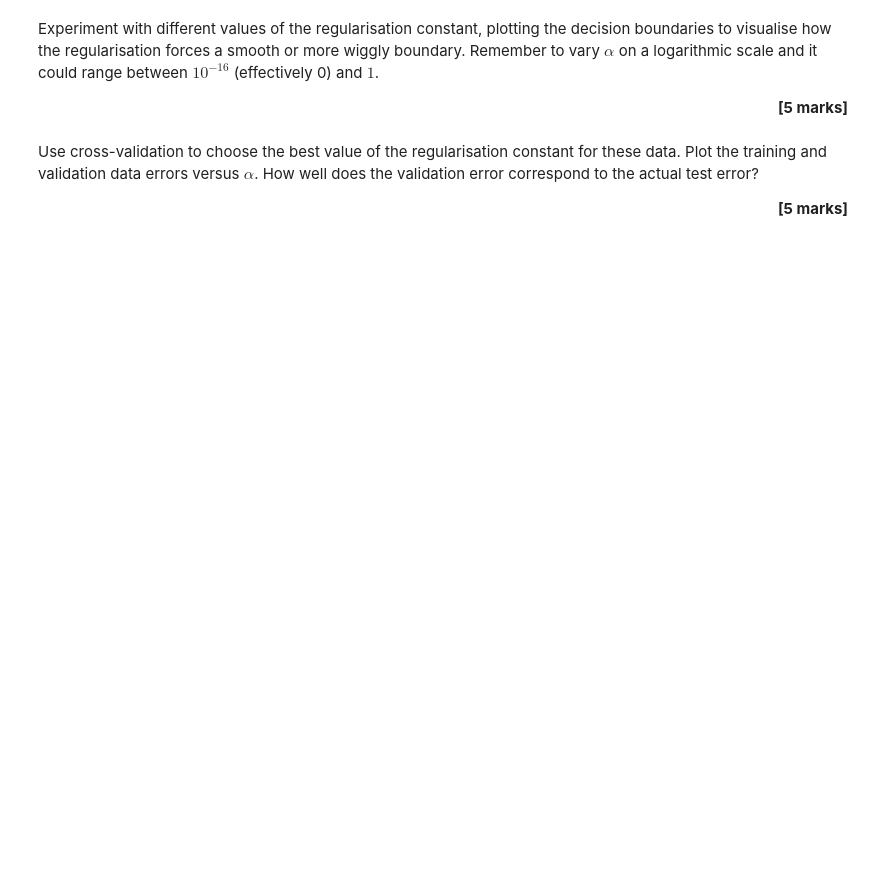
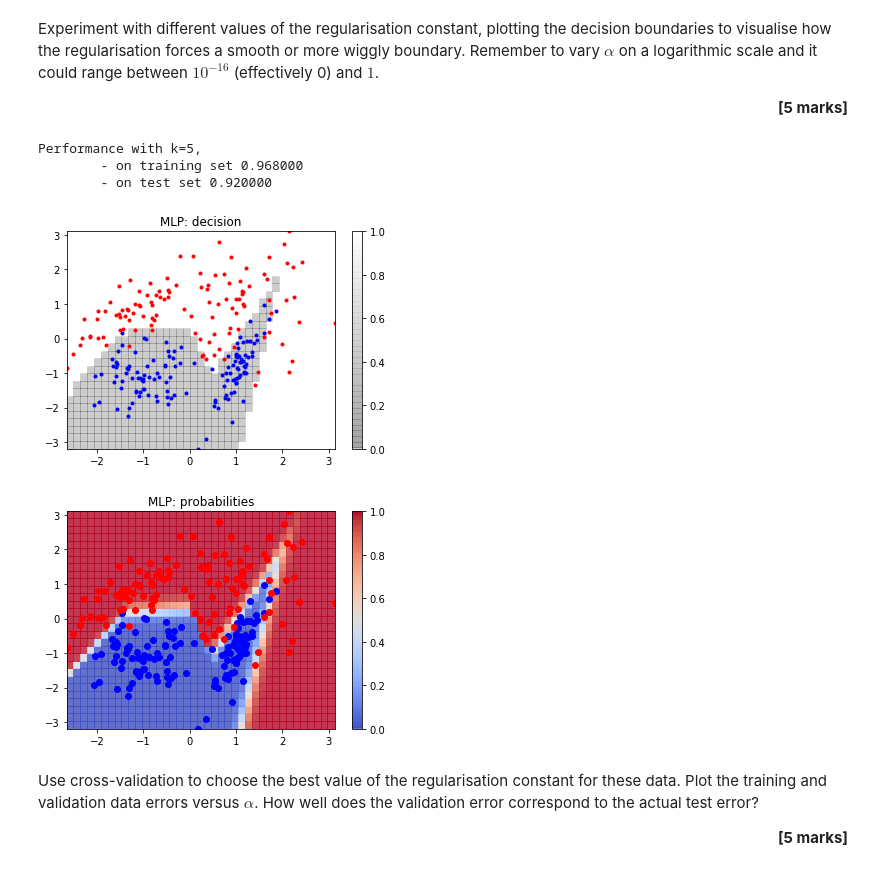
Before and after one commit to Hamza1122/DL-Assignment, a Jupyter notebook: ECMM422_CA1_Classifiers_2020_(1).ipynb, the cells around one changed output. Cells and saved outputs as stored; diff of their text form; code cells hidden in the pictures; blank space fills up the shorter version.

```diff
--- a/ECMM422_CA1_Classifiers_2020_(1).ipynb
+++ b/ECMM422_CA1_Classifiers_2020_(1).ipynb
@@ -263,6 +321,30 @@ print('Performance with k=%i,\n\t- on training set %f \n\t- on test set %f' % (k
 Experiment with different values of the regularisation constant, plotting the decision boundaries to visualise how the regularisation forces a smooth or more wiggly boundary.  Remember to vary $\alpha$ on a logarithmic scale and it could range between $10^{-16}$ (effectively 0) and $1$.
 
 <div style="text-align: right"><b>[5 marks]</b></div>
+# %%
+alphas = np.logspace(-5,1,10)
+
+#This array contains different reguralisation values
+array=np.array(alphas)
+# because initialisation is random, we train 10 times and take the best model (according to *training* error)
+Ebest = np.Inf
+for n in range(len(array)):
+    mlp = MLPClassifier(solver='lbfgs', alpha=array[n], hidden_layer_sizes=(5,))
+    mlp.fit(Xtr, ttr)
+    if mlp.loss_ < Ebest:
+        mlpbest = mlp
+        Ebest = mlp.loss_
+mlp = mlpbest
+plot_decision_regions(X=Xtr, t=ttr, model=mlp, label='MLP', show_decision=True, show_probabilities=True)
+Ste = mlp.score(Xte, tte)
+Str = mlp.score(Xtr, ttr)
+print('Performance with k=%i,\n\t- on training set %f \n\t- on test set %f' % (k, Str, Ste))
+# %% [output]
+Performance with k=5,
+        - on training set 0.968000
+        - on test set 0.920000
+[figure, added]
+[figure, added]
 # %% [markdown]
 Use cross-validation to choose the best value of the regularisation constant for these data.   Plot the training and validation data errors versus $\alpha$.  How well does the validation error correspond to the actual test error?
 
```
Also changed, not shown: parts of 9 cells of this notebook.
